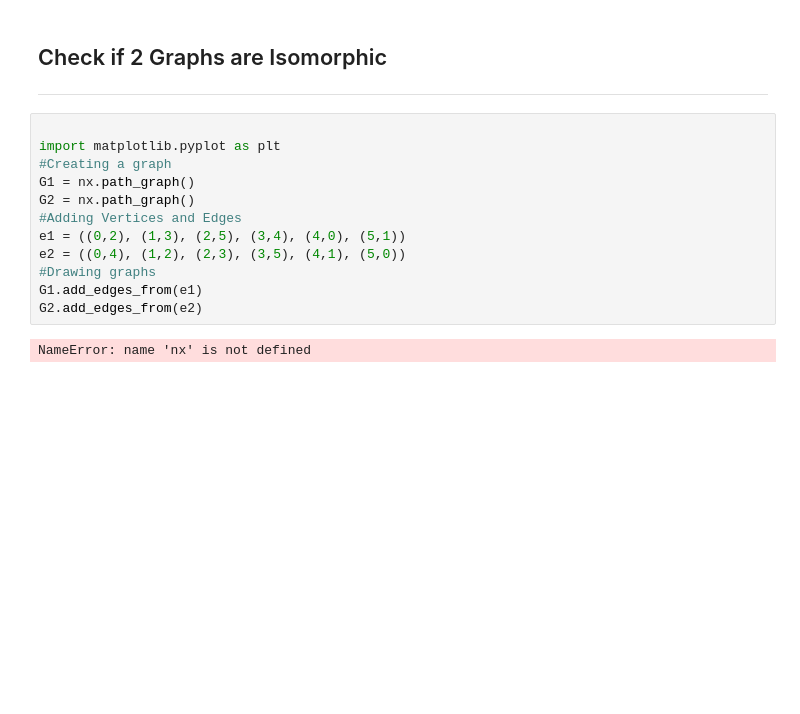
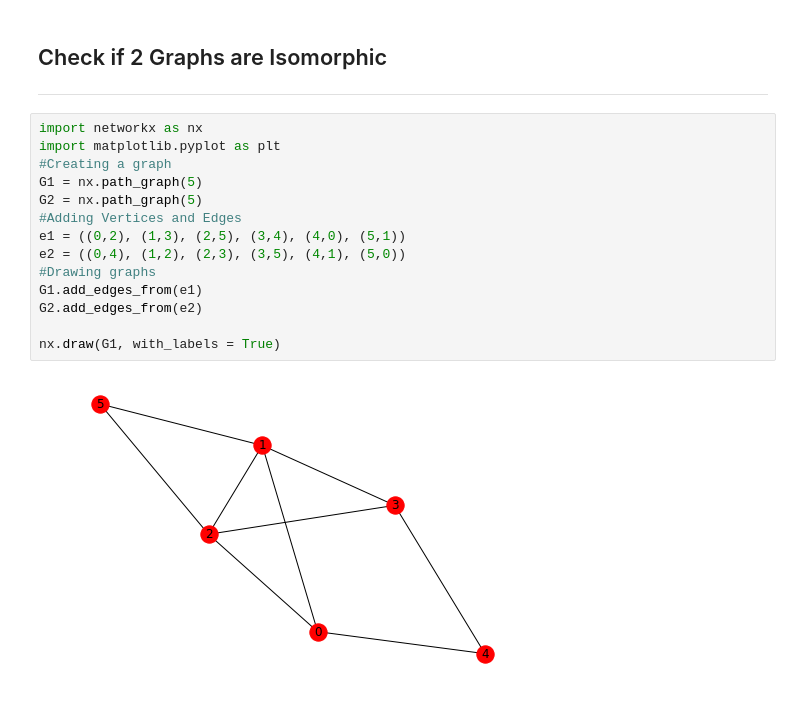
Before and after one commit to MateuszPietrzyk1/Graph-Theory-Project, a Jupyter notebook: GraphIsomorphism.ipynb, the cells around one changed output. Saved outputs shown, nothing was run; the diff lists cells and outputs as text; blank space fills up the shorter version.

```diff
--- a/GraphIsomorphism.ipynb
+++ b/GraphIsomorphism.ipynb
@@ -66,16 +69,18 @@ ________________________________________________________________________________
 ## Check if 2 Graphs are Isomorphic
 _______________________________________________________________________________
 # %%
-
+import networkx as nx
 import matplotlib.pyplot as plt
 #Creating a graph
-G1 = nx.path_graph()
-G2 = nx.path_graph()
+G1 = nx.path_graph(5)
+G2 = nx.path_graph(5)
 #Adding Vertices and Edges
 e1 = ((0,2), (1,3), (2,5), (3,4), (4,0), (5,1))
 e2 = ((0,4), (1,2), (2,3), (3,5), (4,1), (5,0))
 #Drawing graphs
 G1.add_edges_from(e1)
 G2.add_edges_from(e2)
+
+nx.draw(G1, with_labels = True)
 # %% [output]
-NameError: name 'nx' is not defined
+[figure, added]
```
Also changed, not shown: parts of 4 cells of this notebook.
